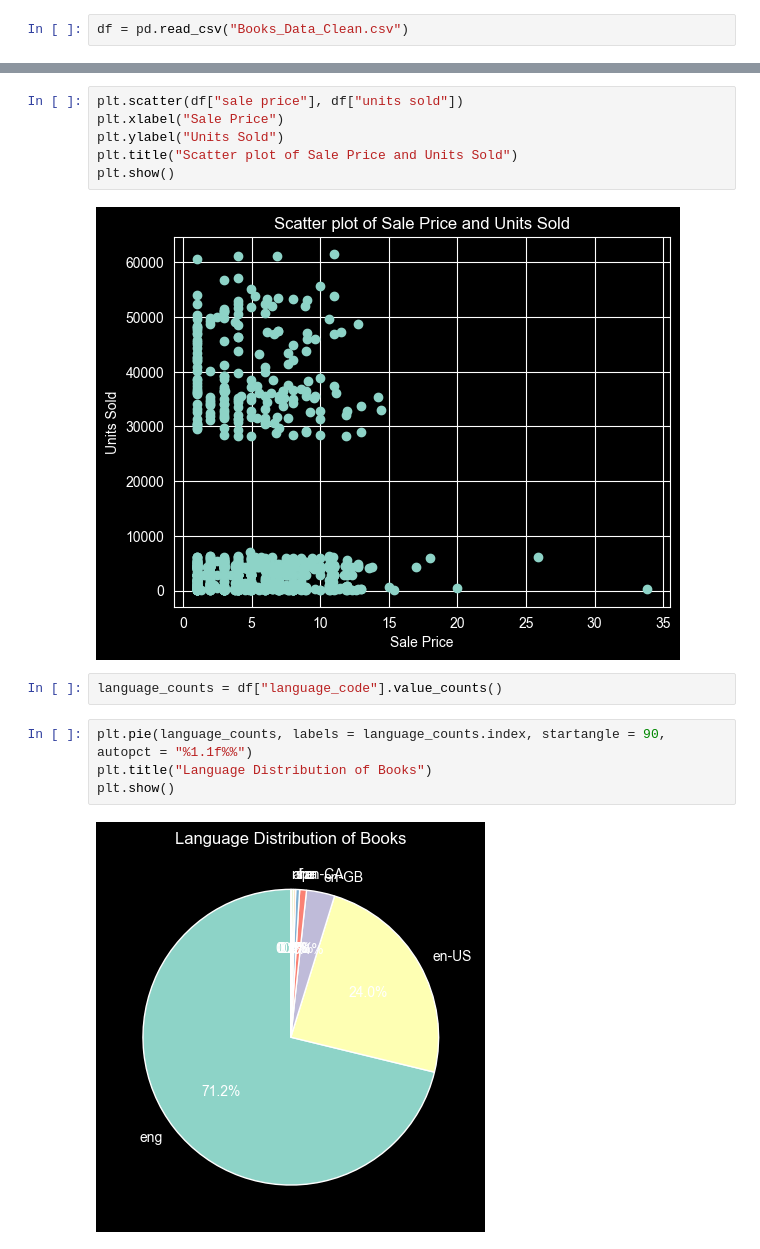
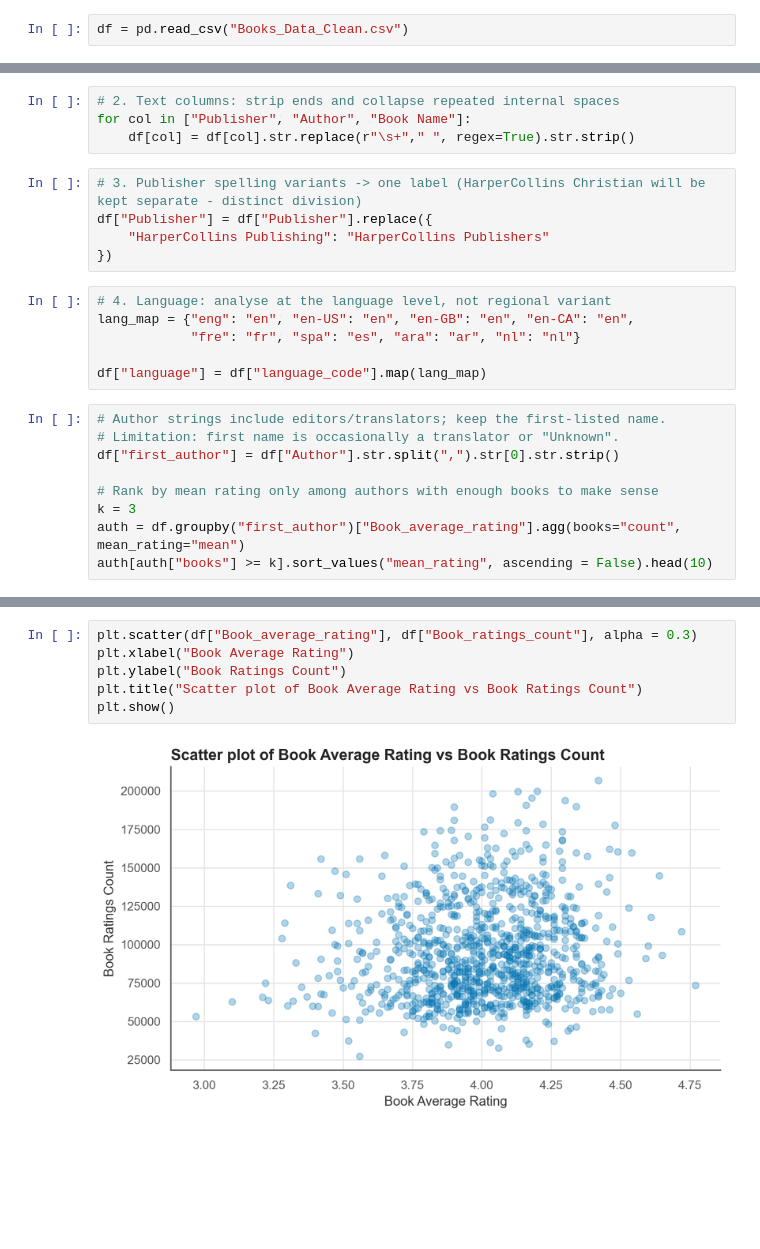
Before and after one commit to Ash-MLDev/books-sales-eda, a Jupyter notebook: notebook.ipynb, the cells around one changed output, grey strips where cells are left out. Drawn from its saved outputs; the diff is of its cells as text; blank space fills up the shorter version.

Commit message:
Rework EDA: logged cleaning steps, label fixes, per-book views, README with findings and modeling plan

```diff
--- a/notebook.ipynb
+++ b/notebook.ipynb
@@ -73,0 +140,24 @@ dtype: int64
+# %%
+# 2. Text columns: strip ends and collapse repeated internal spaces
+for col in ["Publisher", "Author", "Book Name"]:
+    df[col] = df[col].str.replace(r"\s+"," ", regex=True).str.strip()
+# %%
+# 3. Publisher spelling variants -> one label (HarperCollins Christian will be kept separate - distinct division)
+df["Publisher"] = df["Publisher"].replace({
+    "HarperCollins Publishing": "HarperCollins Publishers"
+})
+# %%
+# 4. Language: analyse at the language level, not regional variant
+lang_map = {"eng": "en", "en-US": "en", "en-GB": "en", "en-CA": "en",
+            "fre": "fr", "spa": "es", "ara": "ar", "nl": "nl"}
+
+df["language"] = df["language_code"].map(lang_map)
+# %%
+# Author strings include editors/translators; keep the first-listed name.
+# Limitation: first name is occasionally a translator or "Unknown".
+df["first_author"] = df["Author"].str.split(",").str[0].str.strip()
+
+# Rank by mean rating only among authors with enough books to make sense
+k = 3
+auth = df.groupby("first_author")["Book_average_rating"].agg(books="count", mean_rating="mean")
+auth[auth["books"] >= k].sort_values("mean_rating", ascending = False).head(10)
@@ -114,16 +274,8 @@ plt.show()
 # %%
-plt.scatter(df["sale price"], df["units sold"])
-plt.xlabel("Sale Price")
-plt.ylabel("Units Sold")
-plt.title("Scatter plot of Sale Price and Units Sold")
+plt.scatter(df["Book_average_rating"], df["Book_ratings_count"], alpha = 0.3)
+plt.xlabel("Book Average Rating")
+plt.ylabel("Book Ratings Count")
+plt.title("Scatter plot of Book Average Rating vs Book Ratings Count")
 plt.show()
 # %% [output]
-[figure, old version]
+[figure, new version]
-# %%
-language_counts = df["language_code"].value_counts()
-# %%
-plt.pie(language_counts, labels = language_counts.index, startangle = 90, autopct = "%1.1f%%")
-plt.title("Language Distribution of Books")
-plt.show()
-# %% [output]
-[figure, removed]
```
Also changed, not shown: parts of 51 cells of this notebook, 2 other files.
